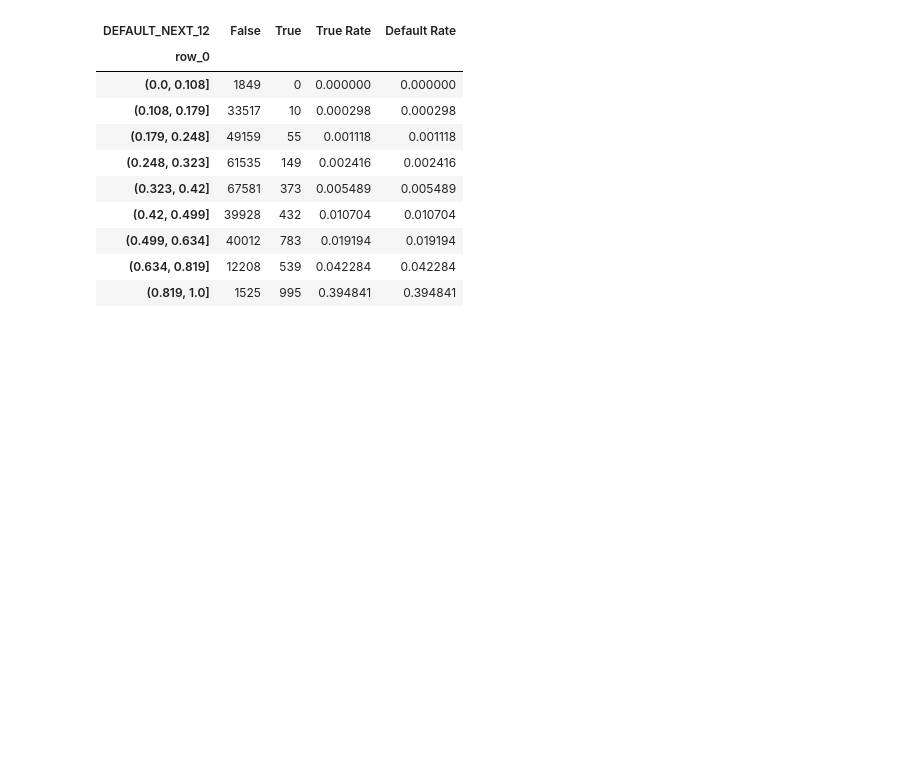
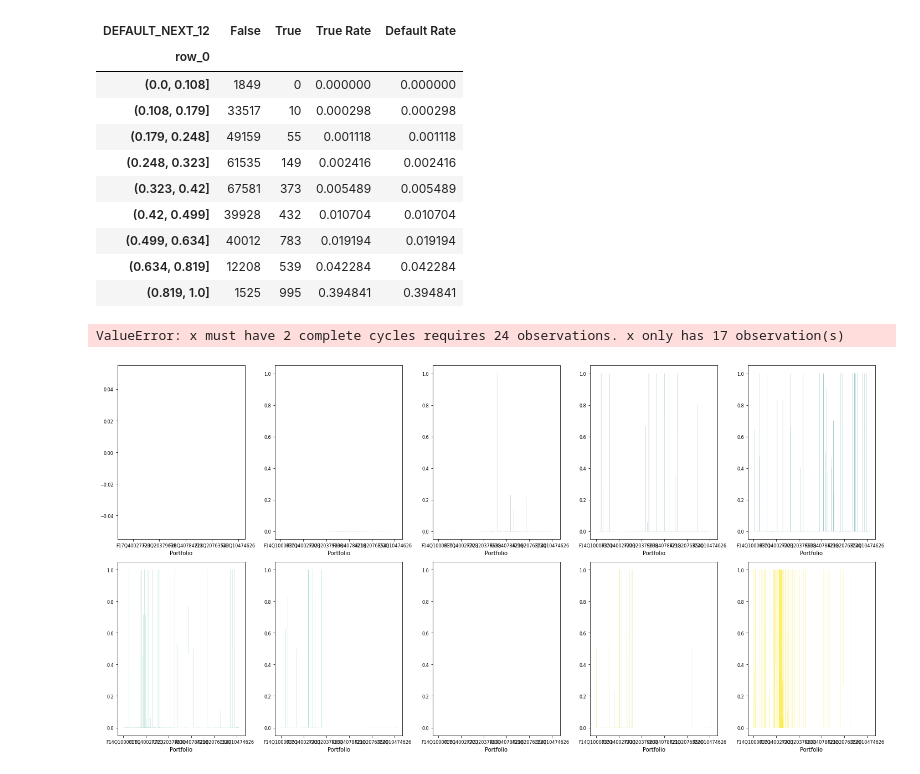
Before and after one commit to willseff/consumer-credit-risk, a Jupyter notebook: Banking Group Project 2.ipynb, the cells around one changed output. Cells and saved outputs as stored; diff of their text form; code cells hidden in the pictures; blank space fills up the shorter version.

```diff
--- a/Banking Group Project 2.ipynb
+++ b/Banking Group Project 2.ipynb
@@ -558,18 +455,0 @@ Categories (9, interval[float64, right]): [(0.0, 0.108] < (0.108, 0.179] < (0.17
-# %%
-import polars as pl
-# Add the PDCut variable to our dataframe
-loans = X_test.insert_column(-1,
-    pl.Series('PD_Cut', pd.cut(y_test_pred.to_pandas(), pbb_cuts).astype(str).values)
-)
-
-loans = pd.DataFrame({'Default' : y_test_model, '})
-
-# Create pivot table
-PD_monthly = pd.pivot_table(loans.to_pandas(),
-                            values = 'Default',
-                            index = 'Portfolio',
-                            columns = 'PD_Cut',
-                            aggfunc = 'mean'
-                            )
-
-PD_monthly
@@ -597,3 +486,63 @@ PDs_Tab
 | (0.499, 0.634] | 40012 | 783 | 0.019194 | 0.019194 |
 | (0.634, 0.819] | 12208 | 539 | 0.042284 | 0.042284 |
 | (0.819, 1.0] | 1525 | 995 | 0.394841 | 0.394841 |
+# %%
+from statsmodels.tsa.seasonal import seasonal_decompose
+from statsmodels.tsa.statespace.sarimax import SARIMAX
+
+# Define the search space.
+p = range(1, 6)
+d = range(0, 2)
+q = range(0, 2)
+
+# Create an interative list of ps, ds, qs.
+from itertools import product
+pdq = list(product(p, d, q))
+
+# Seasonal parameters. One year back.
+ps = range(0, 4)
+ds = range(0, 1)
+qs = range(0, 1)
+seasonal_pdq = [(x[0], x[1], x[2], 12) for x in list(product(ps, ds, qs))]
+
+# Train the models for a series and test multiple values.
+y = PD_monthly.iloc[:, 4] # Choose the fifth rating
+
+aic_out = []
+
+for param in pdq:
+  for param_seasonal in seasonal_pdq:
+      mod = SARIMAX(y,
+                    exog=np.asarray(econ_factors.drop("Portfolio")),
+                    order=param,
+                    seasonal_order=param_seasonal,
+                    enforce_stationarity=False,
+                    enforce_invertibility=False
+                    )
+      results = mod.fit()
+      aic_out.append([param, param_seasonal, results.aic])
+      print('ARIMA{}x{}12 - AIC:{}'.format(param, param_seasonal, results.aic))
+
+# Nicer formatting
+aic_out = pd.DataFrame(aic_out,
+                       columns = ['(p,q,r)', '(ps, qs, rs, S)', 'AIC'])
+# %% [output]
+ValueError: x must have 2 complete cycles requires 24 observations. x only has 17 observation(s)
+# %%
+# make plt figure big
+
+fig, ax = plt.subplots(figsize=(20, 10))
+PD_monthly.plot(subplots=True,
+          layout=(2, 5),
+          sharex=False,
+          sharey=False,
+          colormap='viridis',
+         fontsize=8,
+         legend=False,
+         linewidth=0.2, ax=ax)
+
+plt.tight_layout();
+
+# vertical x axis
+# %% [output]
+[figure, added]
```
Also changed, not shown: parts of 27 cells of this notebook.
